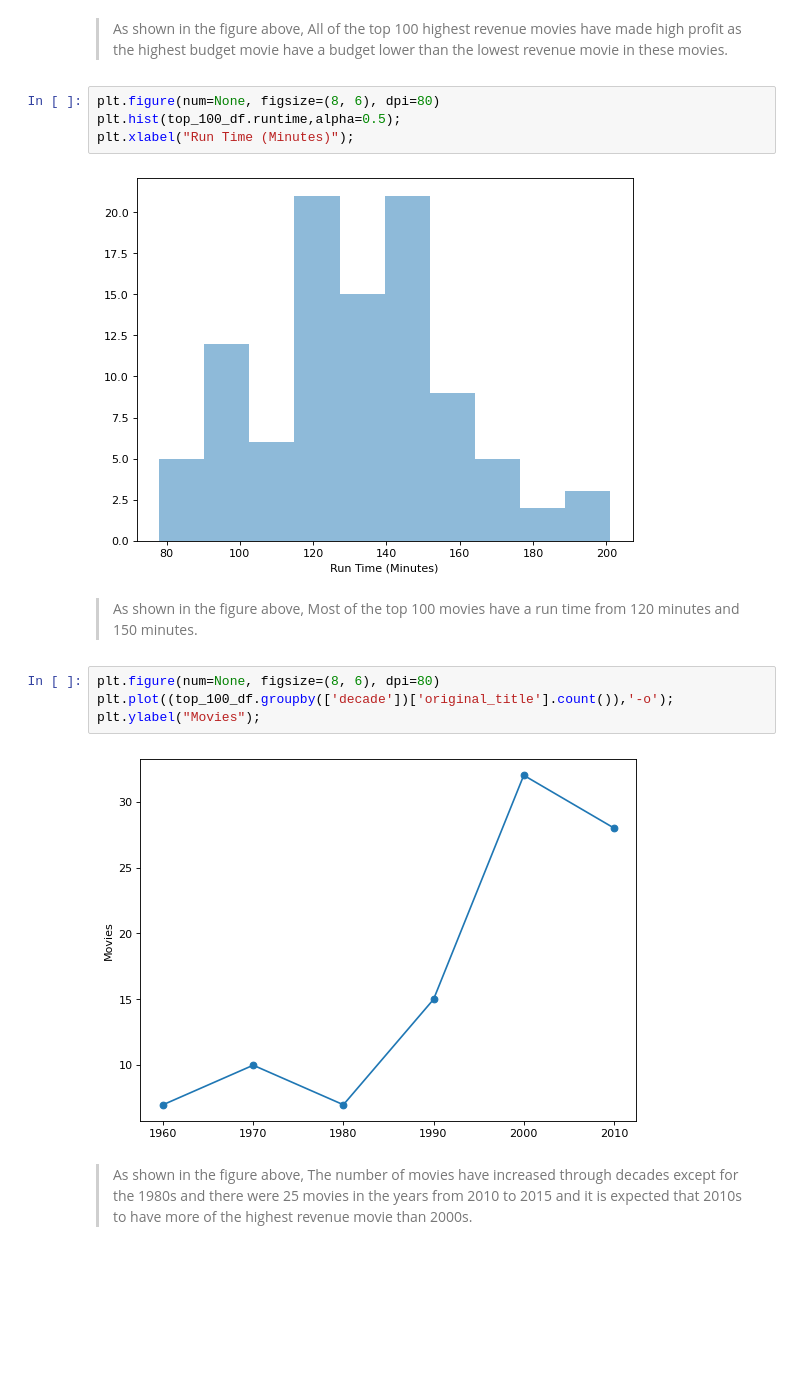
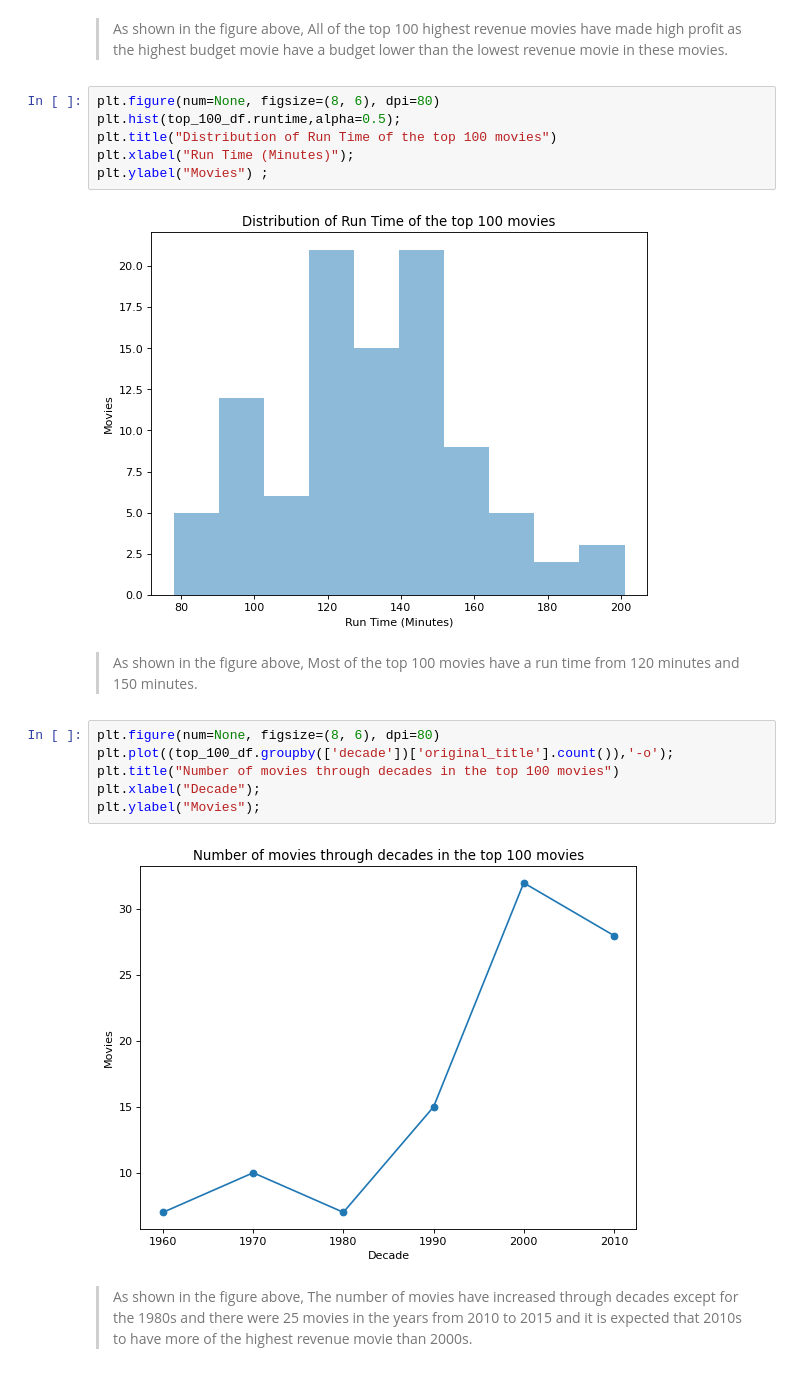
Before and after one commit to Alyessam132/The_Movie_Database, a Jupyter notebook: Investigate The Movie Database.ipynb, the cells around one changed output. Saved outputs shown, nothing was run; the diff lists cells and outputs as text; blank space fills up the shorter version.

```diff
--- a/Investigate The Movie Database.ipynb
+++ b/Investigate The Movie Database.ipynb
@@ -343,17 +354,21 @@ plt.xlabel("Revenue (2010) $") ;
 # %%
 plt.figure(num=None, figsize=(8, 6), dpi=80)
 plt.hist(top_100_df.runtime,alpha=0.5);
+plt.title("Distribution of Run Time of the top 100 movies")
 plt.xlabel("Run Time (Minutes)");
+plt.ylabel("Movies") ;
 # %% [output]
-[figure, old version]
+[figure, new version]
 # %% [markdown]
 >As shown in the figure above, Most of the top 100 movies have a run time from 120 minutes and 150 minutes.
 # %%
 plt.figure(num=None, figsize=(8, 6), dpi=80)
 plt.plot((top_100_df.groupby(['decade'])['original_title'].count()),'-o');
+plt.title("Number of movies through decades in the top 100 movies")
+plt.xlabel("Decade");
 plt.ylabel("Movies");
 # %% [output]
-[figure, old version]
+[figure, new version]
 # %% [markdown]
 >As shown in the figure above, The number of movies have increased through decades except for the 1980s and there were 25 movies in the years from 2010 to 2015 and it is expected that 2010s to have more of the highest revenue movie than 2000s.
 # %%
```
Also changed, not shown: parts of 12 cells of this notebook, 2 other files.
